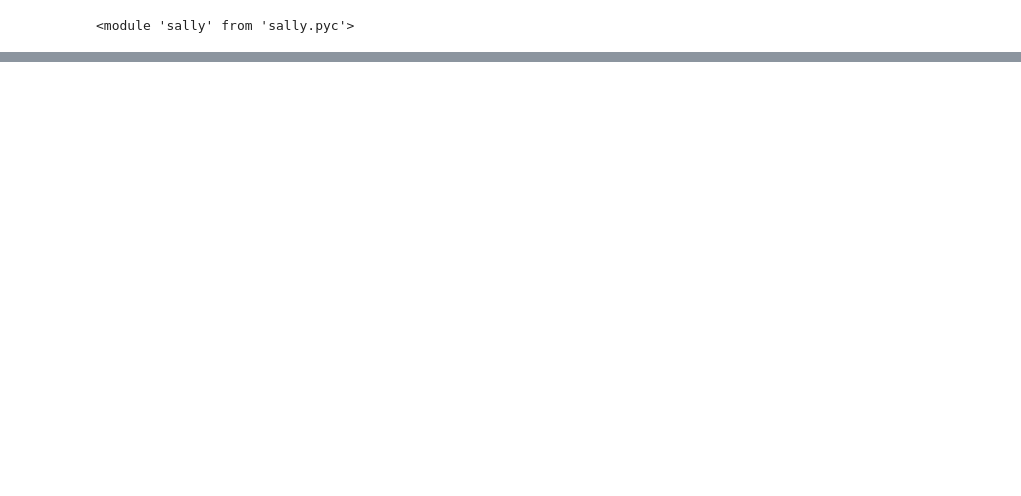
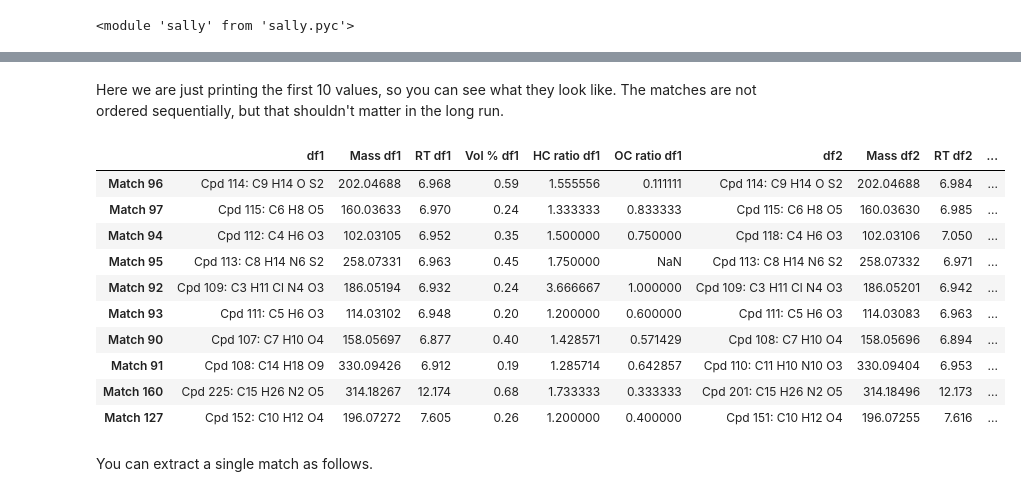
Before and after one commit to rnelsonchem/Bio_Oils_EAS, a Jupyter notebook: Comparison Test.ipynb, the cells around one changed output, grey strips where cells are left out. Drawn from its saved outputs; the diff is of its cells as text; code cells hidden in the pictures; blank space fills up the shorter version.

```diff
--- a/Comparison Test.ipynb
+++ b/Comparison Test.ipynb
@@ -40,0 +59,18 @@ data2 = comp(oil12, oil36, comps=['Mass','RT'], tols=[0.05, 0.1])
+# %% [markdown]
+Here we are just printing the first 10 values, so you can see what they look like. The matches are not ordered sequentially, but that shouldn't matter in the long run.
+# %%
+data2[:10]
+# %% [output]
+|  | df1 | Mass df1 | RT df1 | Vol % df1 | HC ratio df1 | OC ratio df1 | df2 | Mass df2 | RT df2 | ... |
+| Match 96 | Cpd 114: C9 H14 O S2 | 202.04688 | 6.968 | 0.59 | 1.555556 | 0.111111 | Cpd 114: C9 H14 O S2 | 202.04688 | 6.984 | ... |
+| Match 97 | Cpd 115: C6 H8 O5 | 160.03633 | 6.970 | 0.24 | 1.333333 | 0.833333 | Cpd 115: C6 H8 O5 | 160.03630 | 6.985 | ... |
+| Match 94 | Cpd 112: C4 H6 O3 | 102.03105 | 6.952 | 0.35 | 1.500000 | 0.750000 | Cpd 118: C4 H6 O3 | 102.03106 | 7.050 | ... |
+| Match 95 | Cpd 113: C8 H14 N6 S2 | 258.07331 | 6.963 | 0.45 | 1.750000 | NaN | Cpd 113: C8 H14 N6 S2 | 258.07332 | 6.971 | ... |
+| Match 92 | Cpd 109: C3 H11 Cl N4 O3 | 186.05194 | 6.932 | 0.24 | 3.666667 | 1.000000 | Cpd 109: C3 H11 Cl N4 O3 | 186.05201 | 6.942 | ... |
+| Match 93 | Cpd 111: C5 H6 O3 | 114.03102 | 6.948 | 0.20 | 1.200000 | 0.600000 | Cpd 111: C5 H6 O3 | 114.03083 | 6.963 | ... |
+| Match 90 | Cpd 107: C7 H10 O4 | 158.05697 | 6.877 | 0.40 | 1.428571 | 0.571429 | Cpd 108: C7 H10 O4 | 158.05696 | 6.894 | ... |
+| Match 91 | Cpd 108: C14 H18 O9 | 330.09426 | 6.912 | 0.19 | 1.285714 | 0.642857 | Cpd 110: C11 H10 N10 O3 | 330.09404 | 6.953 | ... |
+| Match 160 | Cpd 225: C15 H26 N2 O5 | 314.18267 | 12.174 | 0.68 | 1.733333 | 0.333333 | Cpd 201: C15 H26 N2 O5 | 314.18496 | 12.173 | ... |
+| Match 127 | Cpd 152: C10 H12 O4 | 196.07272 | 7.605 | 0.26 | 1.200000 | 0.400000 | Cpd 151: C10 H12 O4 | 196.07255 | 7.616 | ... |
+# %% [markdown]
+You can extract a single match as follows.
```
Also changed, not shown: parts of 13 cells of this notebook, 1 other file.
